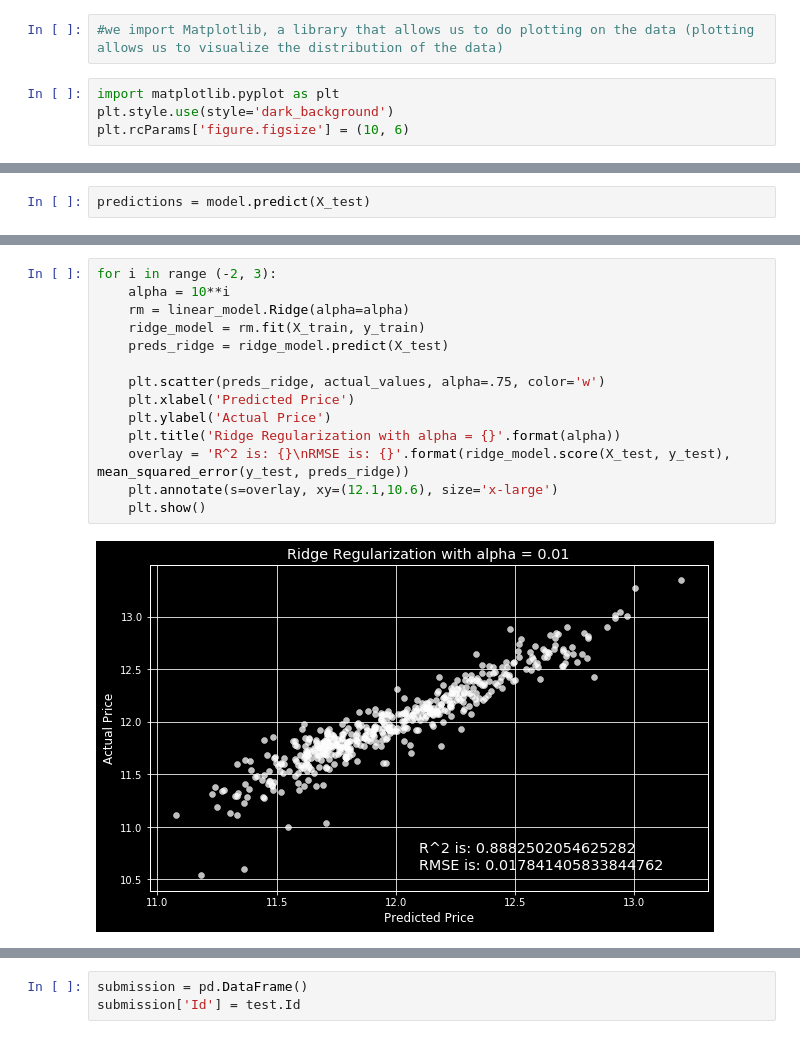
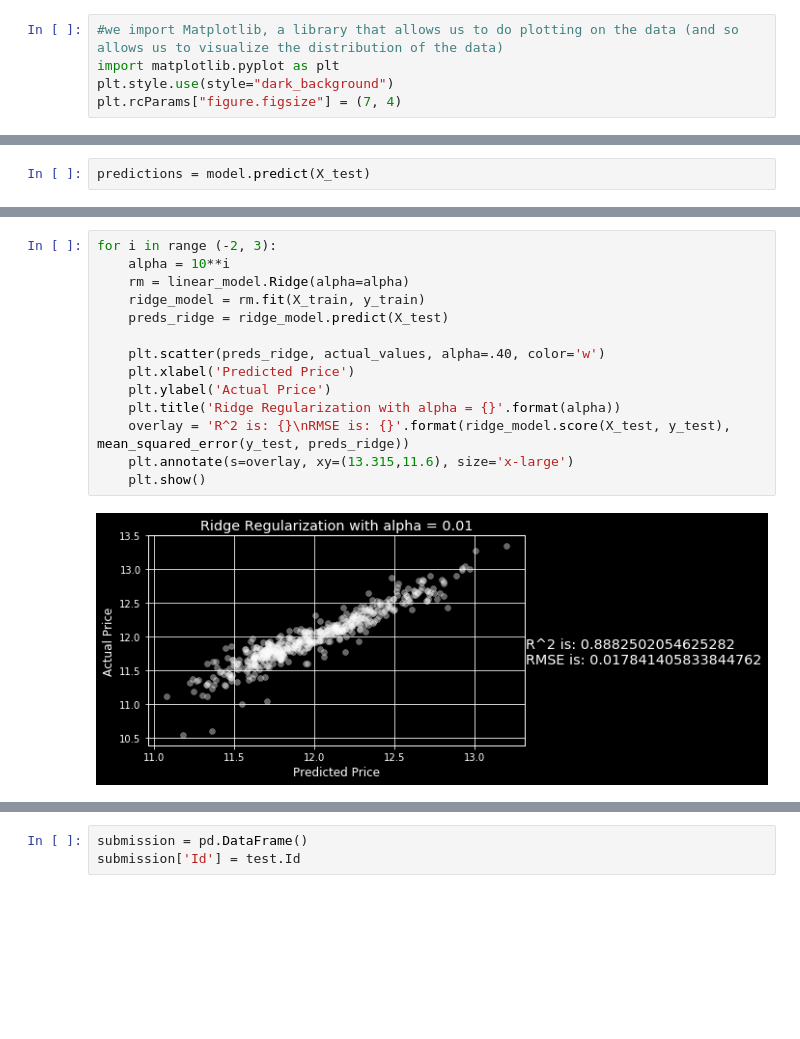
Before and after one commit to marcovalle2000/group24_housing, a Jupyter notebook: 07_02.ipynb, the cells around one changed output, grey strips where cells are left out. Saved outputs shown, nothing was run; the diff lists cells and outputs as text; blank space fills up the shorter version.

```diff
--- a/07_02.ipynb
+++ b/07_02.ipynb
@@ -39,8 +31,7 @@ train.head()
 # %%
-#we import Matplotlib, a library that allows us to do plotting on the data (plotting allows us to visualize the distribution of the data)
+#we import Matplotlib, a library that allows us to do plotting on the data (and so allows us to visualize the distribution of the data)
+import matplotlib.pyplot as plt
+plt.style.use(style="dark_background")
+plt.rcParams["figure.figsize"] = (7, 4)
-# %%
-import matplotlib.pyplot as plt
-plt.style.use(style='dark_background')
-plt.rcParams['figure.figsize'] = (10, 6)
 # %%
 #print information about our target that we want to predict, the SalePrice
@@ -294,16 +268,16 @@ plt.show()
 # %%
 for i in range (-2, 3):
     alpha = 10**i
     rm = linear_model.Ridge(alpha=alpha)
     ridge_model = rm.fit(X_train, y_train)
     preds_ridge = ridge_model.predict(X_test)
 
-    plt.scatter(preds_ridge, actual_values, alpha=.75, color='w')
+    plt.scatter(preds_ridge, actual_values, alpha=.40, color='w')
     plt.xlabel('Predicted Price')
     plt.ylabel('Actual Price')
     plt.title('Ridge Regularization with alpha = {}'.format(alpha))
     overlay = 'R^2 is: {}\nRMSE is: {}'.format(ridge_model.score(X_test, y_test), mean_squared_error(y_test, preds_ridge))
-    plt.annotate(s=overlay, xy=(12.1,10.6), size='x-large')
+    plt.annotate(s=overlay, xy=(13.315,11.6), size='x-large')
     plt.show()
 # %% [output]
-[figure, old version]
+[figure, new version]
```
Also changed, not shown: parts of 35 cells of this notebook.
